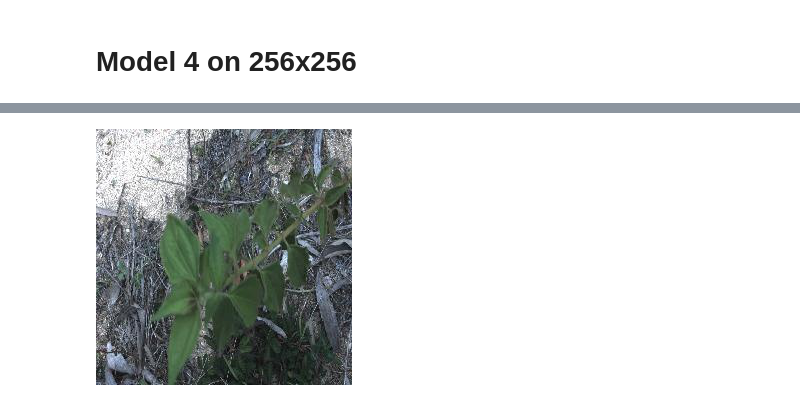
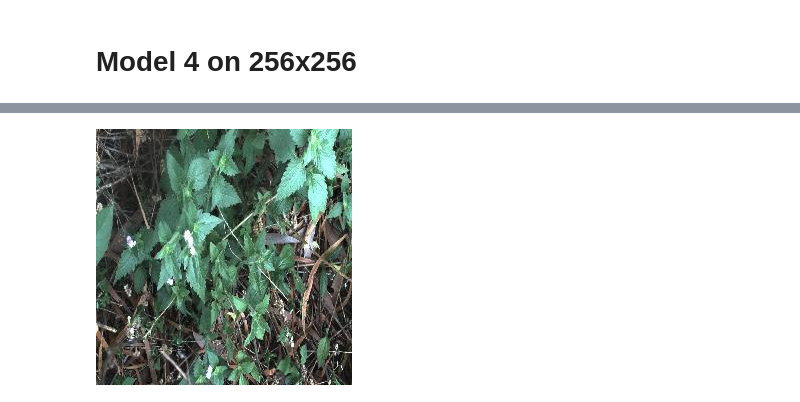
Before and after one commit to JavierTham/CS3244, a Jupyter notebook: src/model4_gradcam.ipynb, the cells around one changed output, grey strips where cells are left out. Drawn from its saved outputs; the diff is of its cells as text; code cells hidden in the pictures.

Commit message:
Add updated models

```diff
--- a/src/model4_gradcam.ipynb
+++ b/src/model4_gradcam.ipynb
@@ -61,17 +61,17 @@ _________________________________________________________________
 # %%
 # model_builder = keras.applications.xception.Xception
 img_size = (256, 256)
 # preprocess_input = keras.applications.xception.preprocess_input
 # decode_predictions = keras.applications.xception.decode_predictions
 
 last_conv_layer_name = "max_pooling2d_3"
 
 # The local path to our target image
-img_path = "../data/gradcam/model4_256_10.jpg"
+img_path = "../data/gradcam/model4_256_wrong_0.jpg"
 
 Image.open(img_path)
 # %% [output]
-[figure, old version]
+[figure, new version]
 # %%
 def get_img_array(img_path, size):
     # resize to (128, 128)
```
Also changed, not shown: parts of 11 cells of this notebook, 2 other files.
